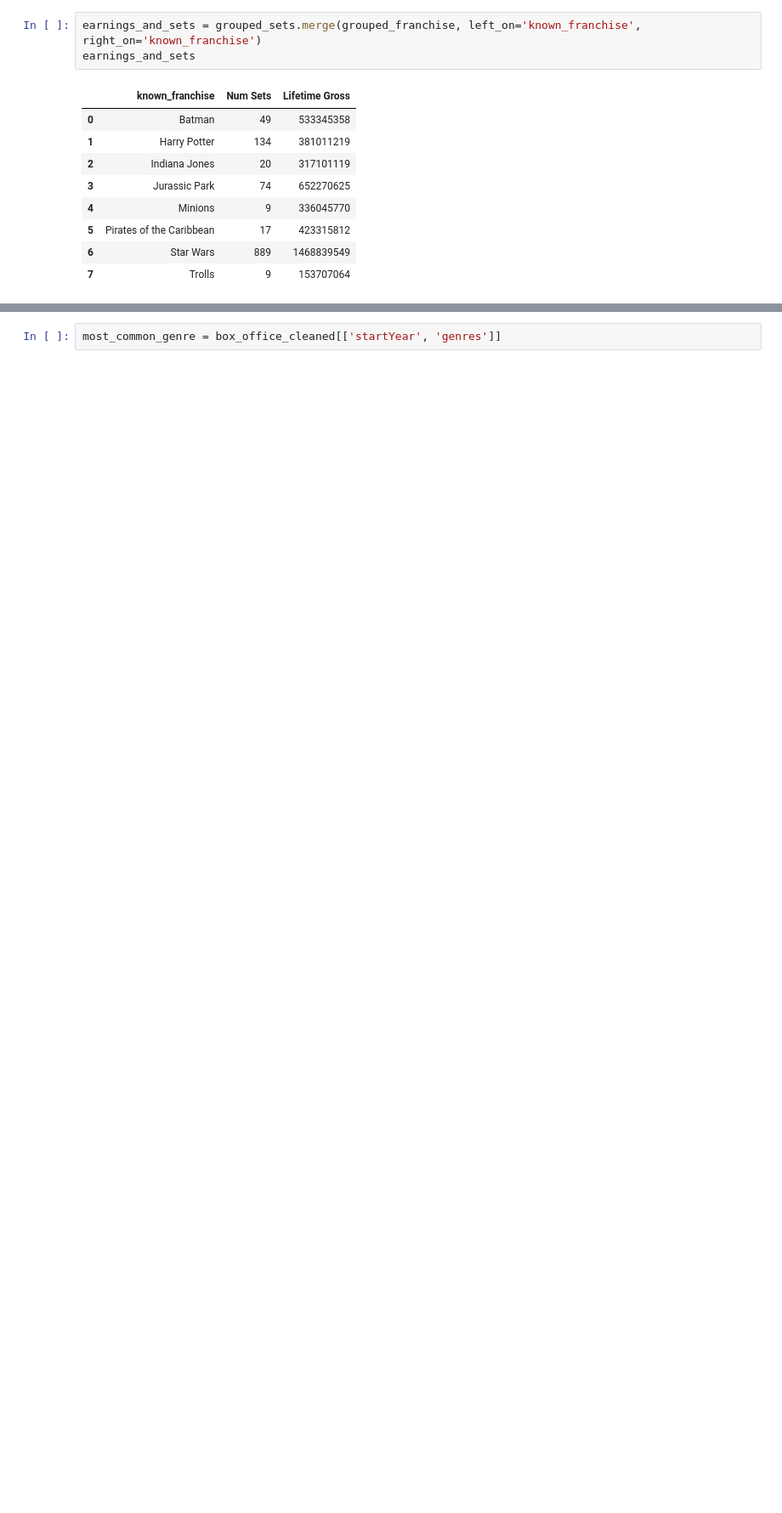
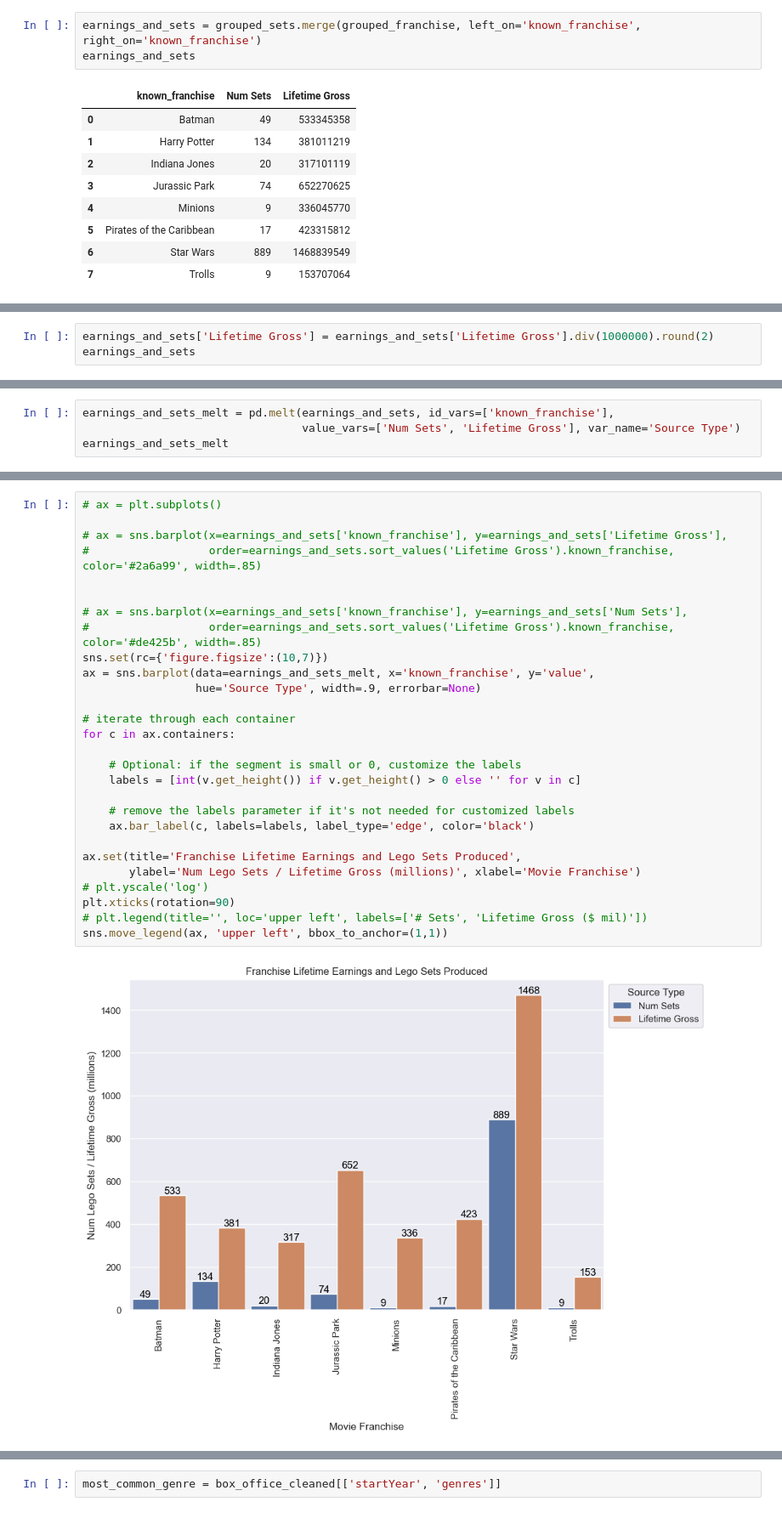
Before and after one commit to UC-Berkeley-I-School/Project2_Lego_EDA, a Jupyter notebook: lego_theme_eda_didi.ipynb, the cells around one changed output, grey strips where cells are left out. Shown at 85% size. Cells and saved outputs as stored; diff of their text form; blank space fills up the shorter version.

```diff
--- a/lego_theme_eda_didi.ipynb
+++ b/lego_theme_eda_didi.ipynb
@@ -862,3 +862,6 @@ plt.xticks(rotation=90)
   Text(6, 0, 'Jurassic Park'),
   Text(7, 0, 'Star Wars')])
 [figure]
+# %%
+earnings_and_sets['Lifetime Gross'] = earnings_and_sets['Lifetime Gross'].div(1000000).round(2)
+earnings_and_sets
@@ -864,0 +878,4 @@ plt.xticks(rotation=90)
+# %%
+earnings_and_sets_melt = pd.melt(earnings_and_sets, id_vars=['known_franchise'],
+                                 value_vars=['Num Sets', 'Lifetime Gross'], var_name='Source Type')
+earnings_and_sets_melt
@@ -865,2 +900,32 @@ plt.xticks(rotation=90)
+# %%
+# ax = plt.subplots()
+
+# ax = sns.barplot(x=earnings_and_sets['known_franchise'], y=earnings_and_sets['Lifetime Gross'],
+#                  order=earnings_and_sets.sort_values('Lifetime Gross').known_franchise, color='#2a6a99', width=.85)
+
+
+# ax = sns.barplot(x=earnings_and_sets['known_franchise'], y=earnings_and_sets['Num Sets'],
+#                  order=earnings_and_sets.sort_values('Lifetime Gross').known_franchise, color='#de425b', width=.85)
+sns.set(rc={'figure.figsize':(10,7)})
+ax = sns.barplot(data=earnings_and_sets_melt, x='known_franchise', y='value',
+                 hue='Source Type', width=.9, errorbar=None)
+
+# iterate through each container
+for c in ax.containers:
+
+    # Optional: if the segment is small or 0, customize the labels
+    labels = [int(v.get_height()) if v.get_height() > 0 else '' for v in c]
+
+    # remove the labels parameter if it's not needed for customized labels
+    ax.bar_label(c, labels=labels, label_type='edge', color='black')
+
+ax.set(title='Franchise Lifetime Earnings and Lego Sets Produced',
+       ylabel='Num Lego Sets / Lifetime Gross (millions)', xlabel='Movie Franchise')
+# plt.yscale('log')
+plt.xticks(rotation=90)
+# plt.legend(title='', loc='upper left', labels=['# Sets', 'Lifetime Gross ($ mil)'])
+sns.move_legend(ax, 'upper left', bbox_to_anchor=(1,1))
+# %% [output]
+[figure, added]
 # %%
 box_office_numbers
```
Also changed, not shown: parts of 17 cells of this notebook, 1 other file.
